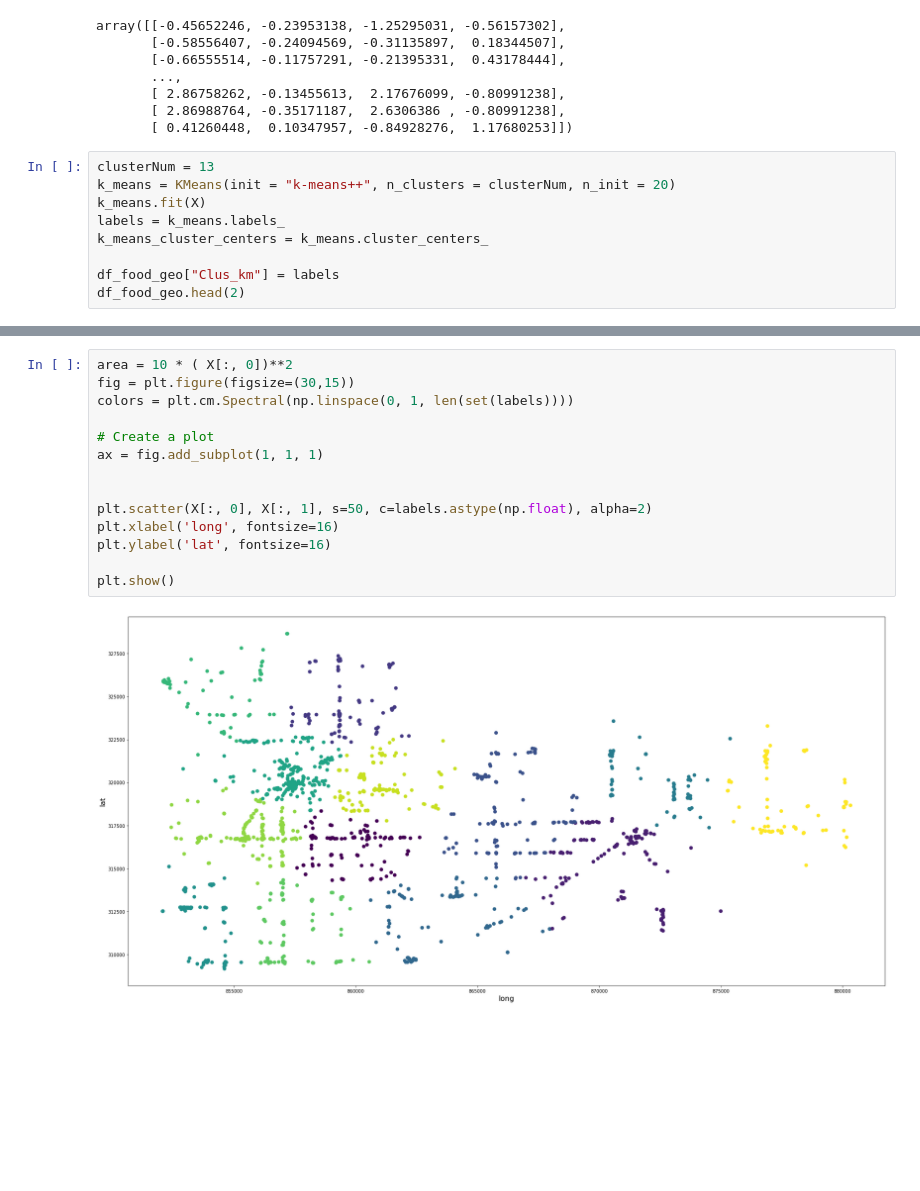
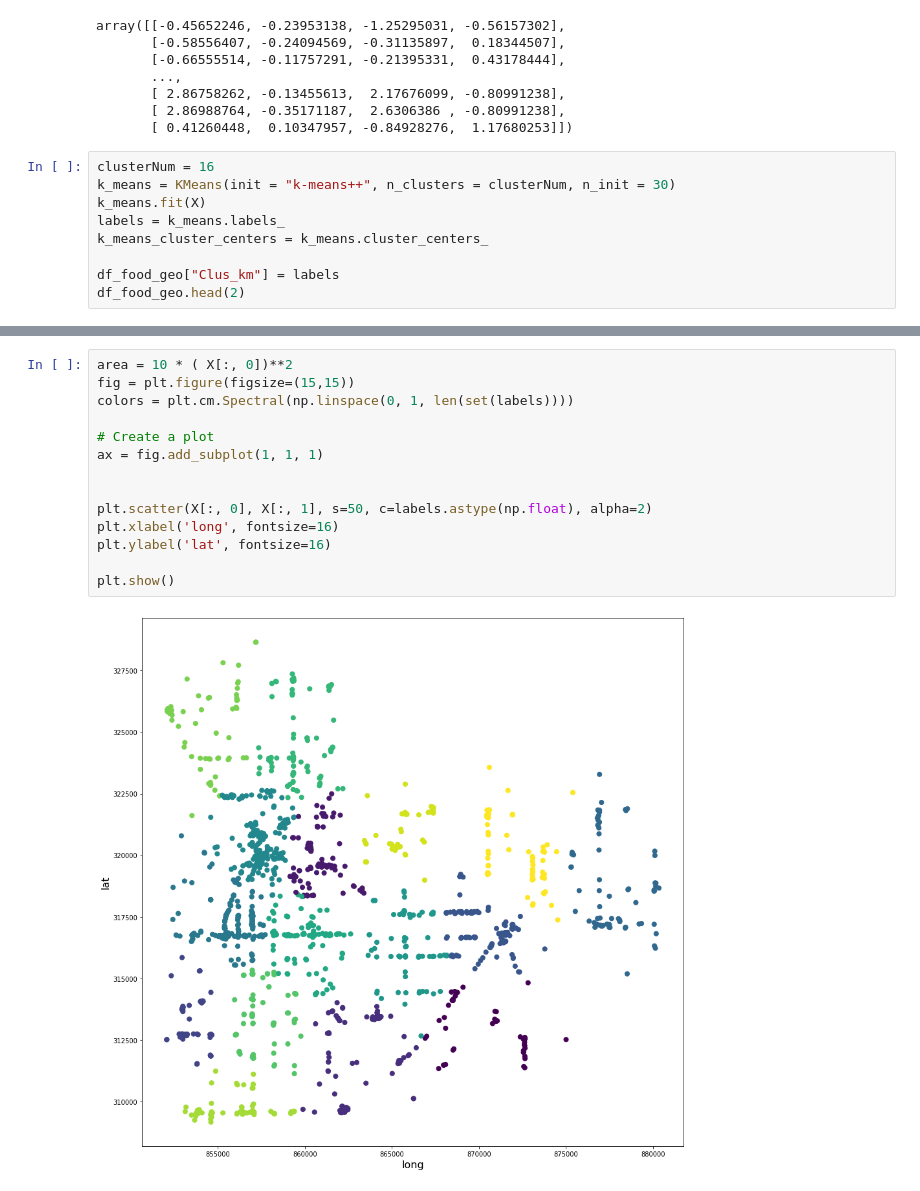
Before and after one commit to no50free/Twin_Cities_Cluster_Analysis, a Jupyter notebook: Capstone Cleaned.ipynb, the cells around one changed output, grey strips where cells are left out. Drawn from its saved outputs; the diff is of its cells as text; blank space fills up the shorter version.

Commit message:
clusters working

```diff
--- a/Capstone Cleaned.ipynb
+++ b/Capstone Cleaned.ipynb
@@ -542,8 +547,8 @@ array([[-0.45652246, -0.23953138, -1.25295031, -0.56157302],
        [ 2.86988764, -0.35171187,  2.6306386 , -0.80991238],
        [ 0.41260448,  0.10347957, -0.84928276,  1.17680253]])
 # %%
-clusterNum = 13
-k_means = KMeans(init = "k-means++", n_clusters = clusterNum, n_init = 20)
+clusterNum = 16
+k_means = KMeans(init = "k-means++", n_clusters = clusterNum, n_init = 30)
 k_means.fit(X)
 labels = k_means.labels_
 k_means_cluster_centers = k_means.cluster_centers_
@@ -556,20 +561,20 @@ df_food_geo.head(2)
 | 1 | 49fb95f5f964a5205d6e1fe3 | Taqueria La Hacienda | 334 E Lake St #101 | 44.948605 | -93.271181 | 0.0 | POINT (857512.917 316771.862) | ... |
 # %%
 area = 10 * ( X[:, 0])**2
-fig = plt.figure(figsize=(30,15))
+fig = plt.figure(figsize=(15,15))
 colors = plt.cm.Spectral(np.linspace(0, 1, len(set(labels))))
 
 # Create a plot
 ax = fig.add_subplot(1, 1, 1)
 
 
 plt.scatter(X[:, 0], X[:, 1], s=50, c=labels.astype(np.float), alpha=2)
 plt.xlabel('long', fontsize=16)
 plt.ylabel('lat', fontsize=16)
 
 plt.show()
 # %% [output]
-[figure, old version]
+[figure, new version]
 # %%
 from sklearn import metrics
 from scipy.spatial.distance import cdist
```
Also changed, not shown: parts of 8 cells of this notebook.
